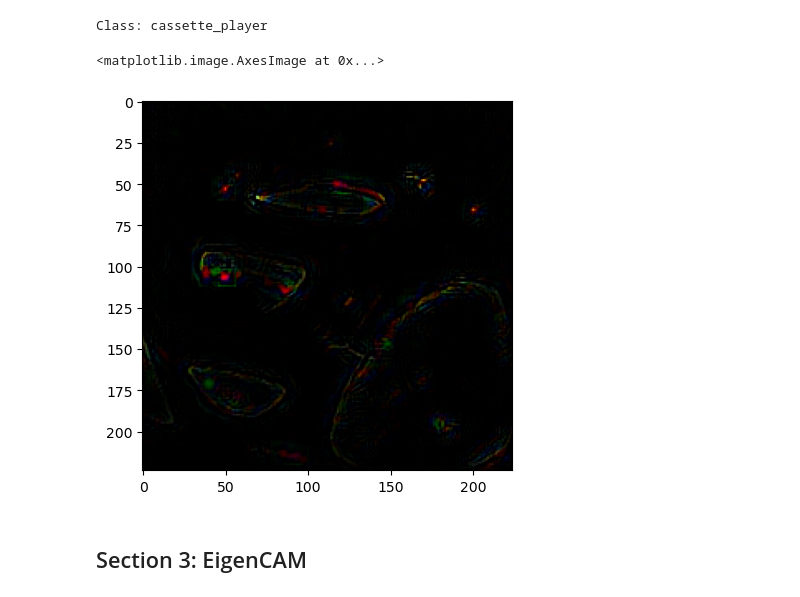
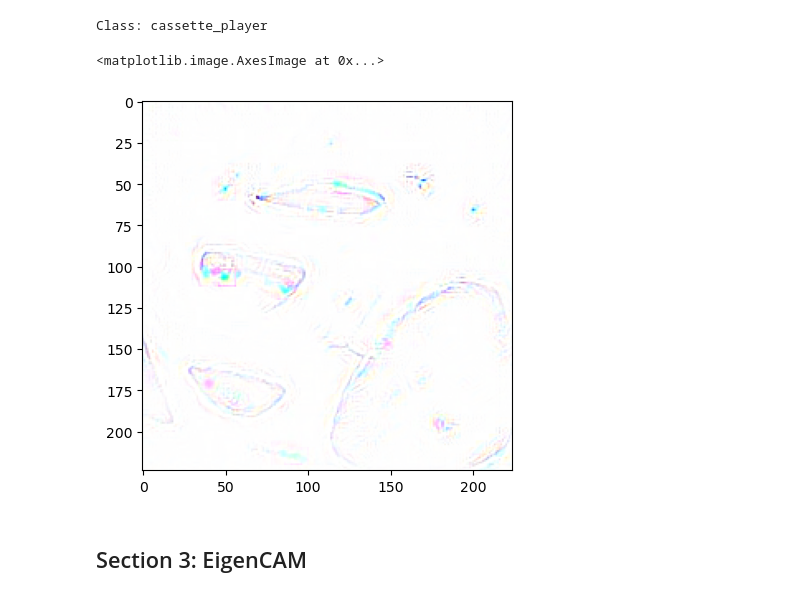
Before and after one commit to inkyubeytor/explainability-challenges, a Jupyter notebook: examples/image_explainer_usage.ipynb, the cells around one changed output. Cells and saved outputs as stored; diff of their text form; code cells hidden in the pictures.

```diff
--- a/examples/image_explainer_usage.ipynb
+++ b/examples/image_explainer_usage.ipynb
@@ -104,10 +113,10 @@ print(f'Class: {label}')
 # %% [output]
 Class: cassette_player
 # %%
-plt.imshow(np.moveaxis(pos.squeeze(), 0, 2))
+plt.imshow(np.moveaxis((pos.squeeze() - 1) * -1, 0, 2), )
 # %% [output]
 <matplotlib.image.AxesImage at 0x...>
-[figure, old version]
+[figure, new version]
 # %% [markdown]
 ## Section 3: EigenCAM
 # %%
```
Also changed, not shown: parts of 5 cells of this notebook, 3 other files.
